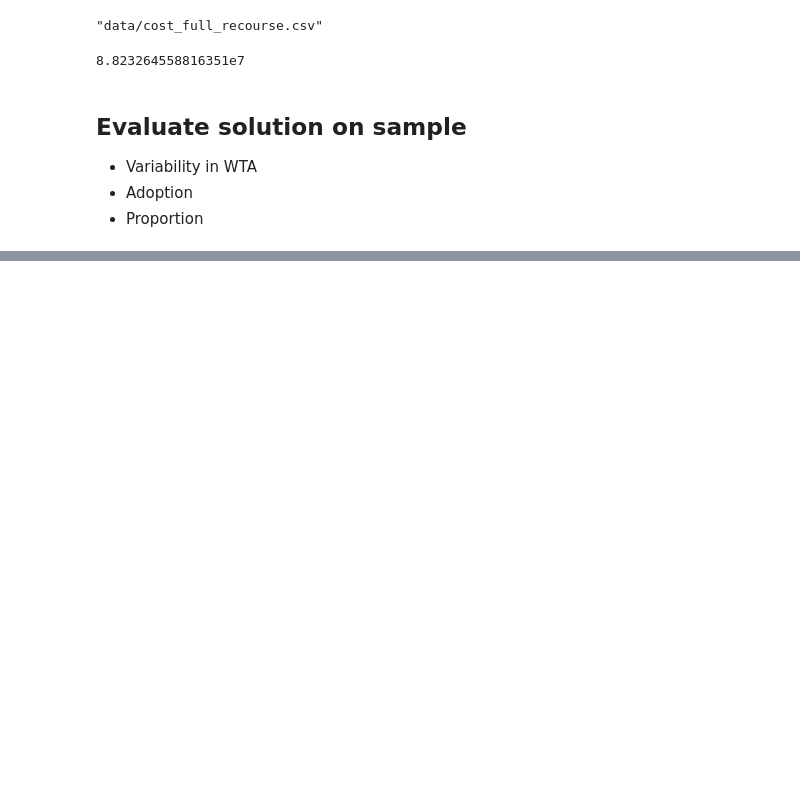
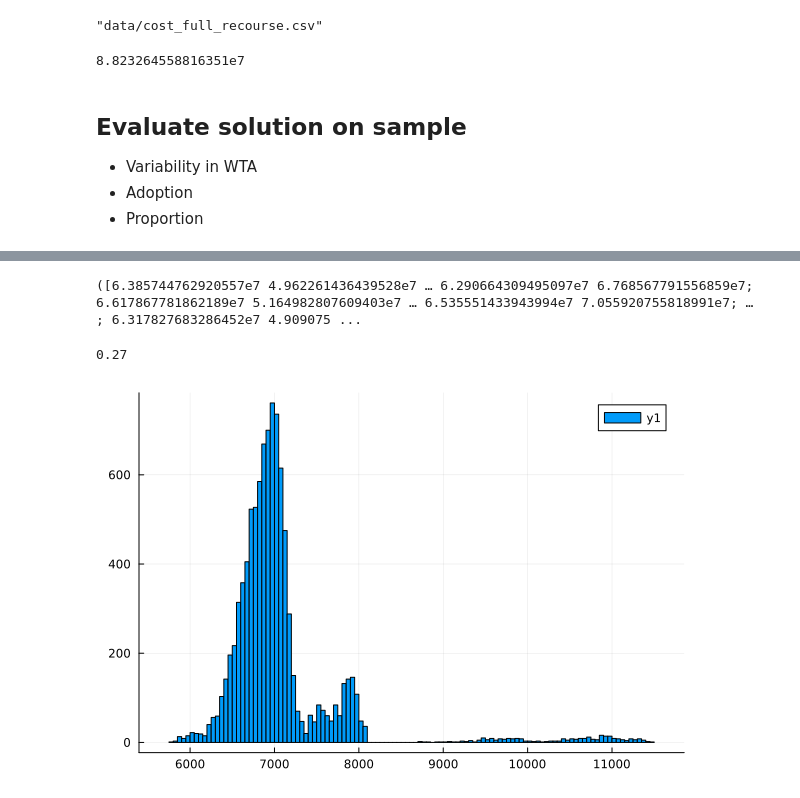
Before and after one commit to koala-private-land/koala-uncertainty, a Jupyter notebook: code/two-stage-kitl.ipynb, the cells around one changed output, grey strips where cells are left out. Saved outputs shown, nothing was run; the diff lists cells and outputs as text; code cells hidden in the pictures; blank space fills up the shorter version.

```diff
--- a/code/two-stage-kitl.ipynb
+++ b/code/two-stage-kitl.ipynb
@@ -356,0 +324,13 @@ MathOptInterface.ResultIndexBoundsError{MathOptInterface.ObjectiveValue}: Result
+# %%
+cost_mat, metric_mat = fcn_evaluate_solution(solution_add_recourse.model, realisation_samples)
+cost_mat_saa, metric_mat_saa = fcn_evaluate_solution(solution_add_recourse_saa.model, realisation_samples)
+# %% [output]
+([6.385744762920557e7 4.962261436439528e7 … 6.290664309495097e7 6.768567791556859e7; 6.617867781862189e7 5.164982807609403e7 … 6.535551433943994e7 7.055920755818991e7; … ; 6.317827683286452e7 4.909075 ...
+# %%
+mean(dropdims(sum(metric_mat_saa .< 6999, dims = (1,2)) .> 0, dims = (1,2)))
+# %% [output]
+0.27
+# %%
+histogram(vec(metric_mat))
+# %% [output]
+[figure, added]
```
Also changed, not shown: parts of 8 cells of this notebook, 5 other files.
